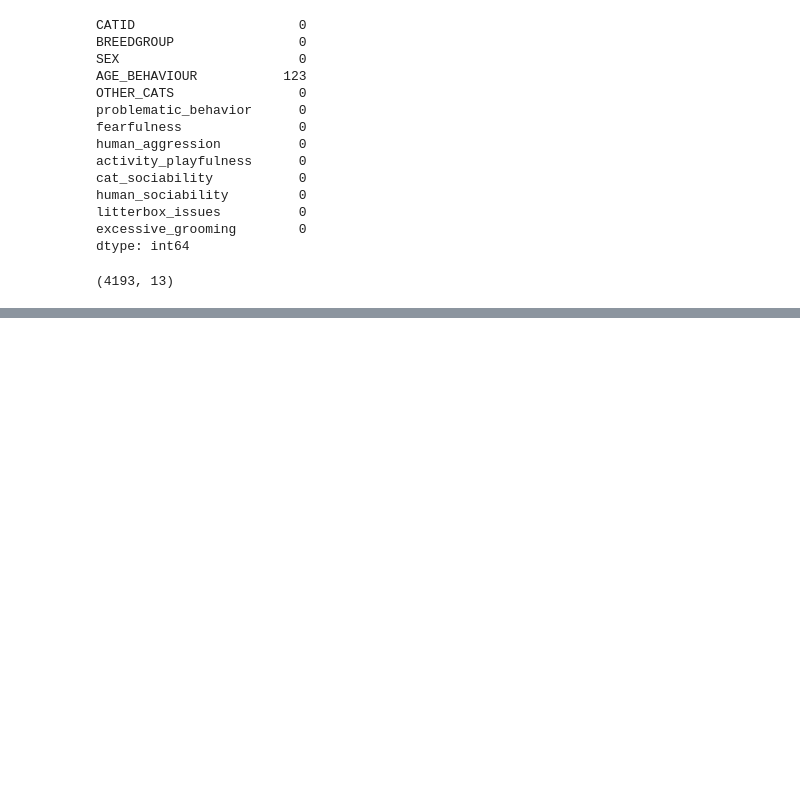
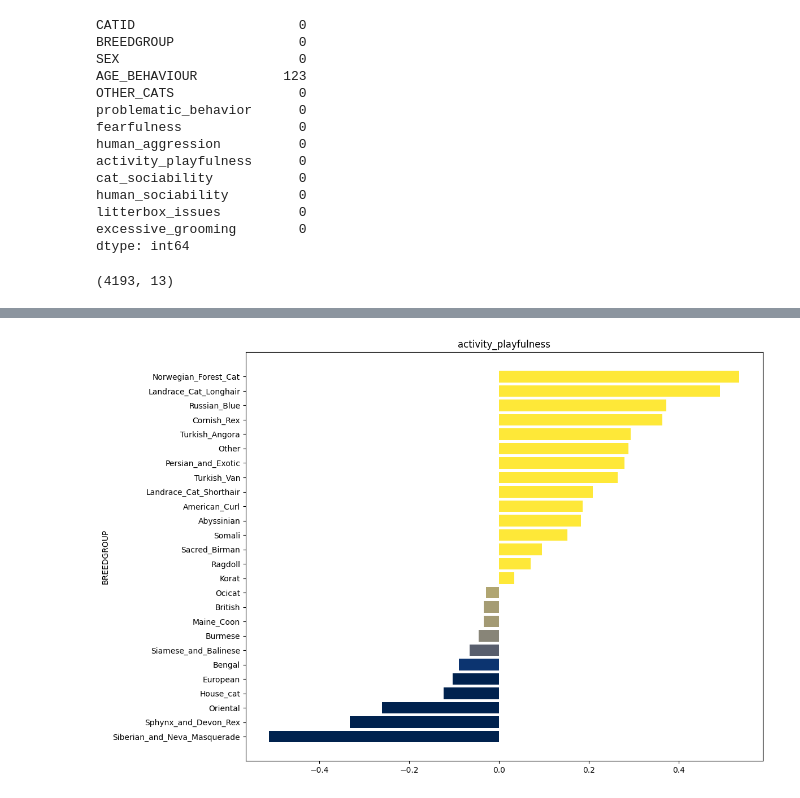
Before and after one commit to cassianovello/mpv_01, a Jupyter notebook: DataScience_MVP_01.ipynb, the cells around one changed output, grey strips where cells are left out. Saved outputs shown, nothing was run; the diff lists cells and outputs as text; code cells hidden in the pictures; blank space fills up the shorter version.

```diff
--- a/DataScience_MVP_01.ipynb
+++ b/DataScience_MVP_01.ipynb
@@ -148,0 +233,8 @@ df.describe(include='all')
+# %%
+df_mean = (df.groupby('BREEDGROUP').mean()['fearfulness']).to_frame()
+df_mean = df_mean.sort_values(by=['fearfulness'])
+#max_property = (df_mean['fearfulness'].max())
+#min_property = (df_mean['fearfulness'].min())
+
+min_property = -0.5
+max_property = 0.5
@@ -148,0 +344,8 @@ df.describe(include='all')
+# %%
+width_values = df.groupby('BREEDGROUP')['activity_playfulness'].mean().sort_values().to_frame()
+barcolors = []
+
+for i in width_values['activity_playfulness']:
+  barcolors.append(mpl.colors.to_hex(plt.cm.cividis(i*10+1)))
+
+barcolors
@@ -148,0 +370,22 @@ df.describe(include='all')
+# %%
+fig, ax = plt.subplots(figsize=(12,8))
+
+#bar_colors
+width_values = df.groupby('BREEDGROUP')['activity_playfulness'].mean().sort_values()
+df_width_values = width_values.to_frame()
+barcolors = []
+for i in df_width_values['activity_playfulness']:
+  barcolors.append(mpl.colors.to_hex(plt.cm.cividis(i*10+1)))
+
+b1 = ax.barh(y=df['BREEDGROUP'].unique(), width=width_values,color=barcolors)
+
+#ax.bar_label =
+
+plt.title("activity_playfulness")
+plt.ylabel('BREEDGROUP')
+
+plt.tight_layout()
+
+plt.show()
+# %% [output]
+[figure, added]
```
Also changed, not shown: parts of 20 cells of this notebook.
